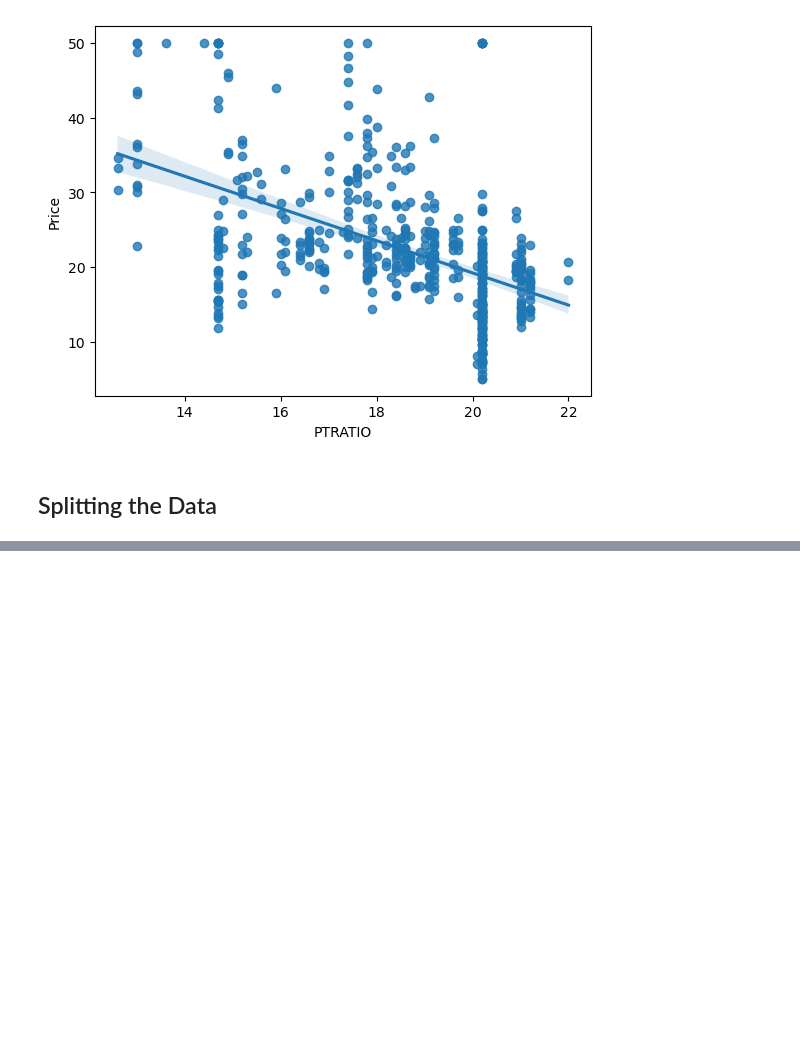
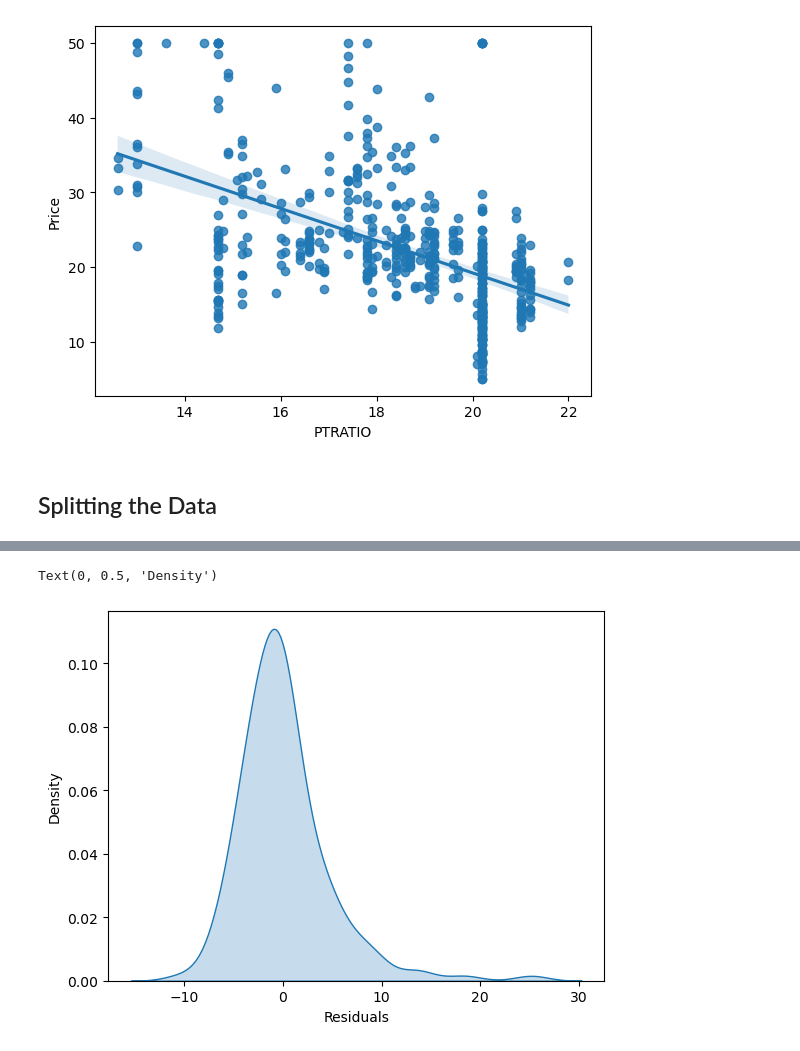
Before and after one commit to pChitral/House-Price-Prediction-CICD-Deployment, a Jupyter notebook: Linear_Regression.ipynb, the cells around one changed output, grey strips where cells are left out. Cells and saved outputs as stored; diff of their text form; code cells hidden in the pictures; blank space fills up the shorter version.

```diff
--- a/Linear_Regression.ipynb
+++ b/Linear_Regression.ipynb
@@ -205,0 +269,10 @@ y = df.iloc[:, -1]
+# %%
+# Residuals
+residuals = y_test-reg_pred
+# %%
+sns.kdeplot(residuals, fill=True)
+plt.xlabel("Residuals")
+plt.ylabel("Density")
+# %% [output]
+Text(0, 0.5, 'Density')
+[figure, added]
```
Also changed, not shown: parts of 18 cells of this notebook, 2 other files.
